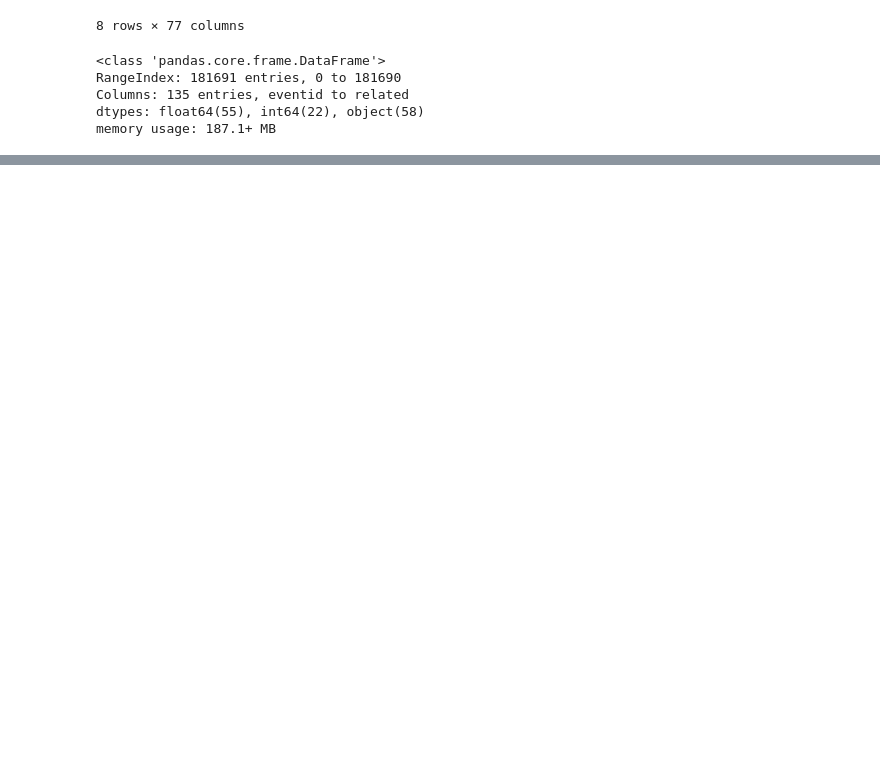
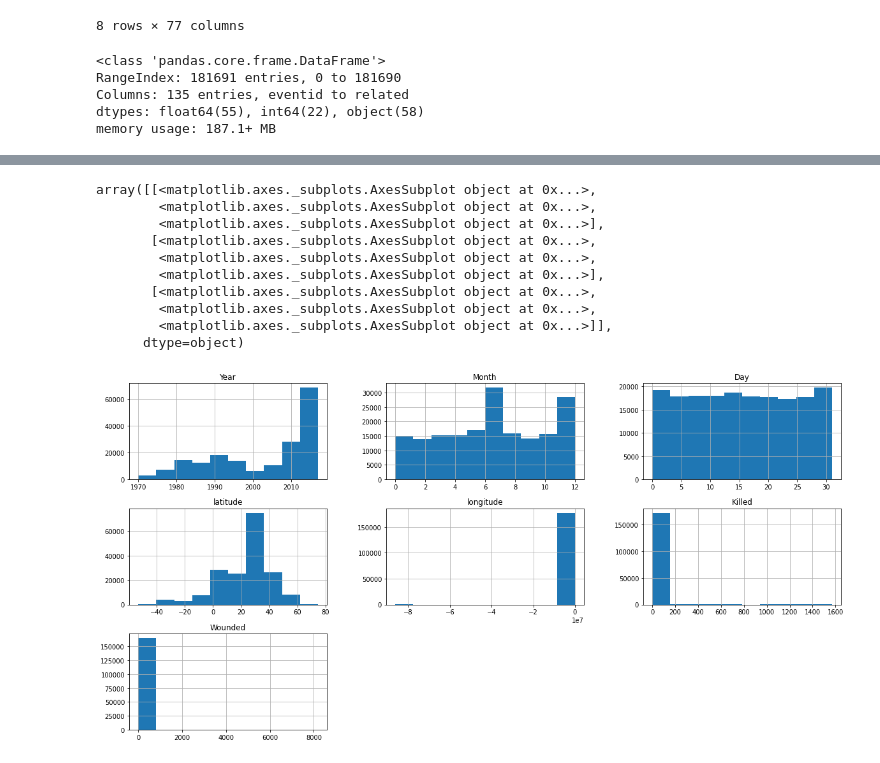
Before and after one commit to arun2202/eda-global-terrorism-analysis, a Jupyter notebook: Copy_of_Global_Terrorism_Analysis_Capstone_Project.ipynb, the cells around one changed output, grey strips where cells are left out. Drawn from its saved outputs; the diff is of its cells as text; code cells hidden in the pictures; blank space fills up the shorter version.

```diff
--- a/Copy_of_Global_Terrorism_Analysis_Capstone_Project.ipynb
+++ b/Copy_of_Global_Terrorism_Analysis_Capstone_Project.ipynb
@@ -62,3 +62,5 @@ dtypes: float64(55), int64(22), object(58)
 memory usage: 187.1+ MB
 # %%
 dset.rename(columns={'iyear':'Year','imonth':'Month','iday':'Day','country_txt':'Country','provstate':'state','region_txt':'Region','attacktype1_txt':'AttackType','target1':'Target','nkill':'Killed','nwound':'Wounded','summary':'Summary','gname':'Group','targtype1_txt':'Target_type','weaptype1_txt':'Weapon_type','motive':'Motive'},inplace=True)
+# %%
+dset=dset[['Year','Month','Day','Country','state','Region','city','latitude','longitude','AttackType','Killed','Wounded','Target','Summary','Group','Target_type','Weapon_type','Motive']]
@@ -64,0 +78,14 @@ dset.rename(columns={'iyear':'Year','imonth':'Month','iday':'Day','country_txt':
+# %%
+dset.hist(figsize=(20,10))
+# %% [output]
+array([[<matplotlib.axes._subplots.AxesSubplot object at 0x...>,
+        <matplotlib.axes._subplots.AxesSubplot object at 0x...>,
+        <matplotlib.axes._subplots.AxesSubplot object at 0x...>],
+       [<matplotlib.axes._subplots.AxesSubplot object at 0x...>,
+        <matplotlib.axes._subplots.AxesSubplot object at 0x...>,
+        <matplotlib.axes._subplots.AxesSubplot object at 0x...>],
+       [<matplotlib.axes._subplots.AxesSubplot object at 0x...>,
+        <matplotlib.axes._subplots.AxesSubplot object at 0x...>,
+        <matplotlib.axes._subplots.AxesSubplot object at 0x...>]],
+      dtype=object)
+[figure, added]
```
Also changed, not shown: parts of 3 cells of this notebook.
